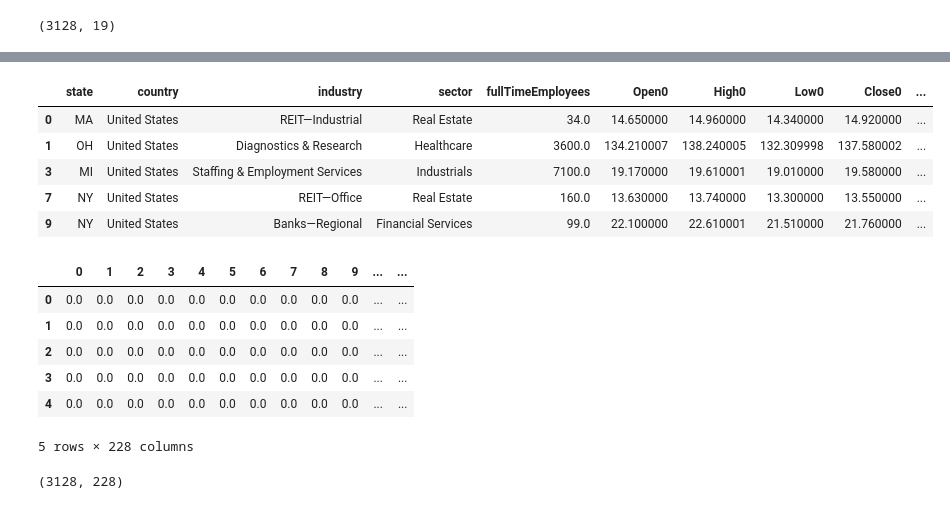
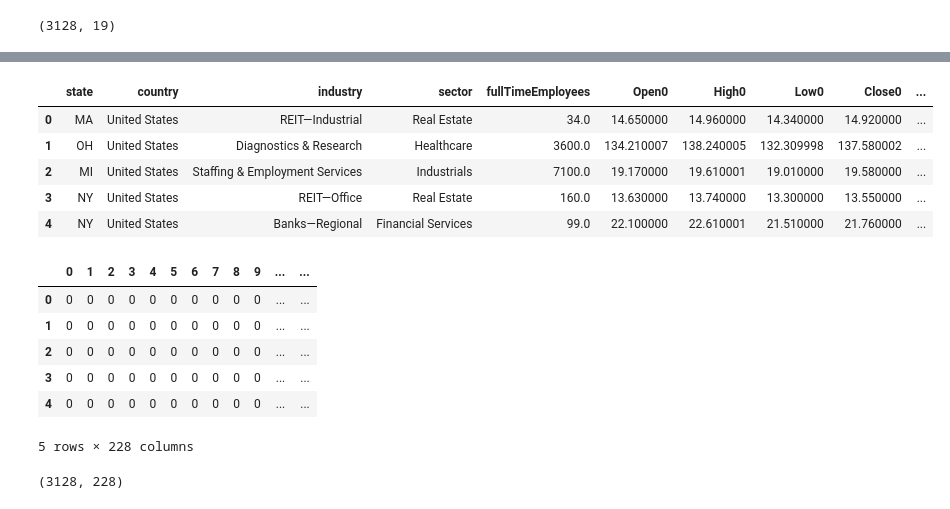
Before and after one commit to UrsulaAlcantara/IASProjet, a Jupyter notebook: data_analysis.ipynb, the cells around one changed output, grey strips where cells are left out. Saved outputs shown, nothing was run; the diff lists cells and outputs as text; code cells hidden in the pictures.

```diff
--- a/data_analysis.ipynb
+++ b/data_analysis.ipynb
@@ -159,27 +159,29 @@ dataset.describe(include="all")
 from sklearn.preprocessing import OneHotEncoder
 # %%
 dataset = dataset.drop(columns=["symbol", "longName"])
+dataset = dataset.reset_index()
+dataset=dataset.drop(columns=['index'])
 dataset.head()
 # %% [output]
 |  | state | country | industry | sector | fullTimeEmployees | Open0 | High0 | Low0 | Close0 | ... |
 | 0 | MA | United States | REIT—Industrial | Real Estate | 34.0 | 14.650000 | 14.960000 | 14.340000 | 14.920000 | ... |
 | 1 | OH | United States | Diagnostics & Research | Healthcare | 3600.0 | 134.210007 | 138.240005 | 132.309998 | 137.580002 | ... |
-| 3 | MI | United States | Staffing & Employment Services | Industrials | 7100.0 | 19.170000 | 19.610001 | 19.010000 | 19.580000 | ... |
-| 7 | NY | United States | REIT—Office | Real Estate | 160.0 | 13.630000 | 13.740000 | 13.300000 | 13.550000 | ... |
-| 9 | NY | United States | Banks—Regional | Financial Services | 99.0 | 22.100000 | 22.610001 | 21.510000 | 21.760000 | ... |
+| 2 | MI | United States | Staffing & Employment Services | Industrials | 7100.0 | 19.170000 | 19.610001 | 19.010000 | 19.580000 | ... |
+| 3 | NY | United States | REIT—Office | Real Estate | 160.0 | 13.630000 | 13.740000 | 13.300000 | 13.550000 | ... |
+| 4 | NY | United States | Banks—Regional | Financial Services | 99.0 | 22.100000 | 22.610001 | 21.510000 | 21.760000 | ... |
 # %%
 non_number = dataset[["state", "country", "industry", "sector"]]
 dataset = dataset.drop(columns=["state", "country", "industry", "sector"])
 # %%
-non_number = pd.DataFrame(OneHotEncoder().fit_transform(non_number).A)
+non_number = pd.DataFrame(OneHotEncoder(dtype=int).fit_transform(non_number).A)
 non_number.head(5)
 # %% [output]
 |  | 0 | 1 | 2 | 3 | 4 | 5 | 6 | 7 | 8 | 9 | ... | ... |
-| 0 | 0.0 | 0.0 | 0.0 | 0.0 | 0.0 | 0.0 | 0.0 | 0.0 | 0.0 | 0.0 | ... | ... |
-| 1 | 0.0 | 0.0 | 0.0 | 0.0 | 0.0 | 0.0 | 0.0 | 0.0 | 0.0 | 0.0 | ... | ... |
-| 2 | 0.0 | 0.0 | 0.0 | 0.0 | 0.0 | 0.0 | 0.0 | 0.0 | 0.0 | 0.0 | ... | ... |
-| 3 | 0.0 | 0.0 | 0.0 | 0.0 | 0.0 | 0.0 | 0.0 | 0.0 | 0.0 | 0.0 | ... | ... |
-| 4 | 0.0 | 0.0 | 0.0 | 0.0 | 0.0 | 0.0 | 0.0 | 0.0 | 0.0 | 0.0 | ... | ... |
+| 0 | 0 | 0 | 0 | 0 | 0 | 0 | 0 | 0 | 0 | 0 | ... | ... |
+| 1 | 0 | 0 | 0 | 0 | 0 | 0 | 0 | 0 | 0 | 0 | ... | ... |
+| 2 | 0 | 0 | 0 | 0 | 0 | 0 | 0 | 0 | 0 | 0 | ... | ... |
+| 3 | 0 | 0 | 0 | 0 | 0 | 0 | 0 | 0 | 0 | 0 | ... | ... |
+| 4 | 0 | 0 | 0 | 0 | 0 | 0 | 0 | 0 | 0 | 0 | ... | ... |
 5 rows × 228 columns
 # %%
 non_number.shape
```
Also changed, not shown: parts of 8 cells of this notebook.
